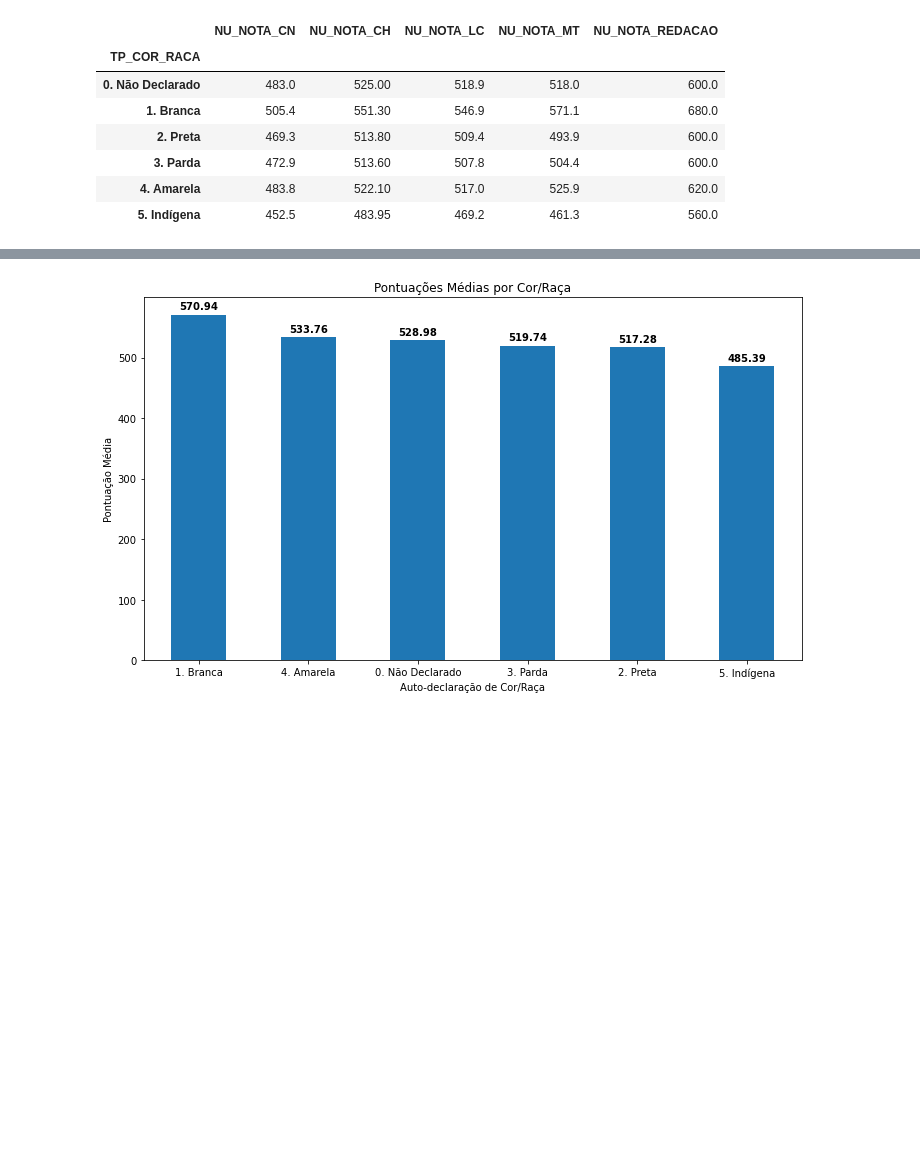
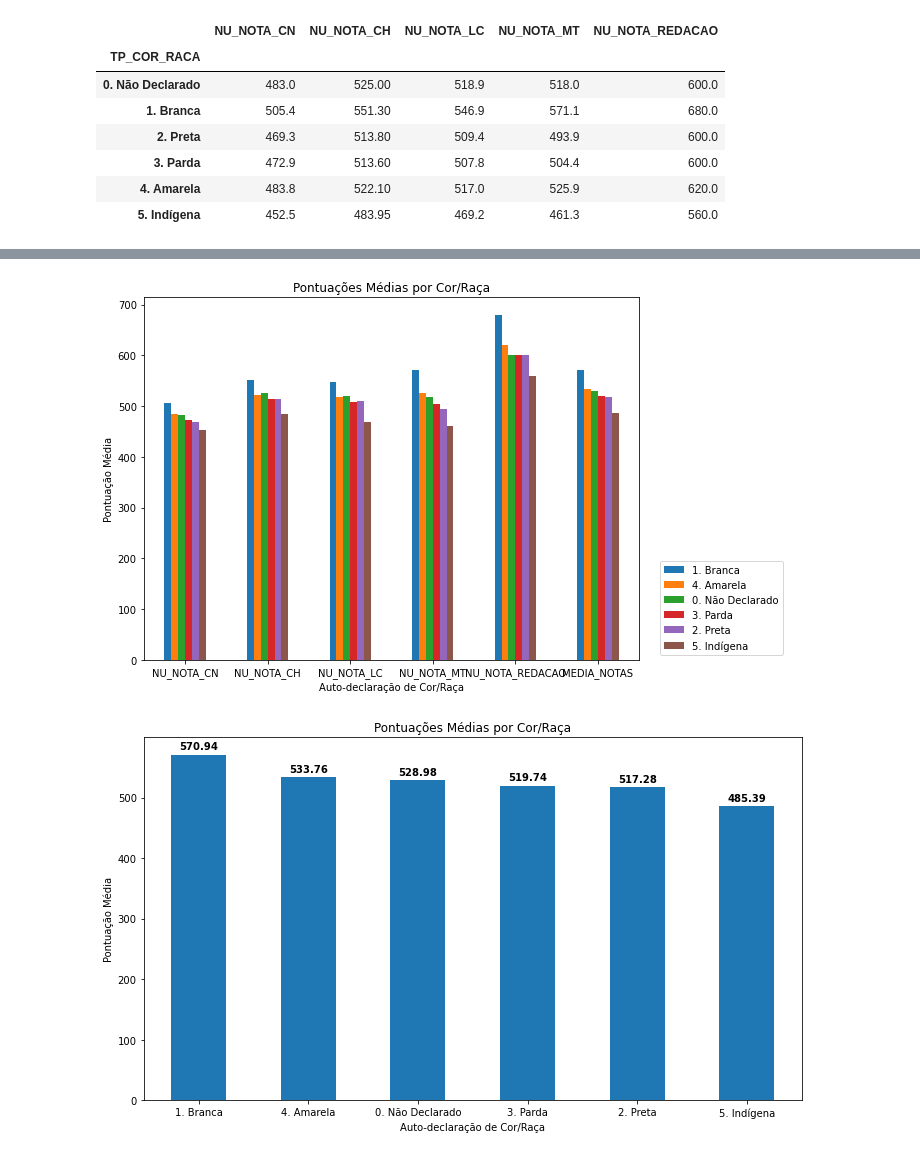
Before and after one commit to Medusa-85/analise_ENEM, a Jupyter notebook: analysis_2022/analysis_cor_raca/cor_raca_analysis.ipynb, the cells around one changed output, grey strips where cells are left out. Drawn from its saved outputs; the diff is of its cells as text; code cells hidden in the pictures; blank space fills up the shorter version.

```diff
--- a/analysis_2022/analysis_cor_raca/cor_raca_analysis.ipynb
+++ b/analysis_2022/analysis_cor_raca/cor_raca_analysis.ipynb
@@ -78,3 +78,19 @@ plt.show()
+# %%
+import matplotlib.pyplot as plt
+
+transposed_df_CR = df_CR.transpose()
+
+ax = transposed_df_CR.plot.bar(rot=0, figsize=(10, 6))
+ax.set_xlabel('Auto-declaração de Cor/Raça')
+ax.set_ylabel('Pontuação Média')
+ax.set_title('Pontuações Médias por Cor/Raça')
+
+ax.legend(loc='lower right', bbox_to_anchor=(1.3, 0))
+
+plt.tight_layout()
+plt.show()
+# %% [output]
+[figure, added]
 # %%
 df_CR['MEDIA_NOTAS'] = df_CR[['NU_NOTA_CN', 'NU_NOTA_CH', 'NU_NOTA_LC', 'NU_NOTA_MT', 'NU_NOTA_REDACAO']].mean(axis=1)
 
```
Also changed, not shown: parts of 3 cells of this notebook, 3 other files.
